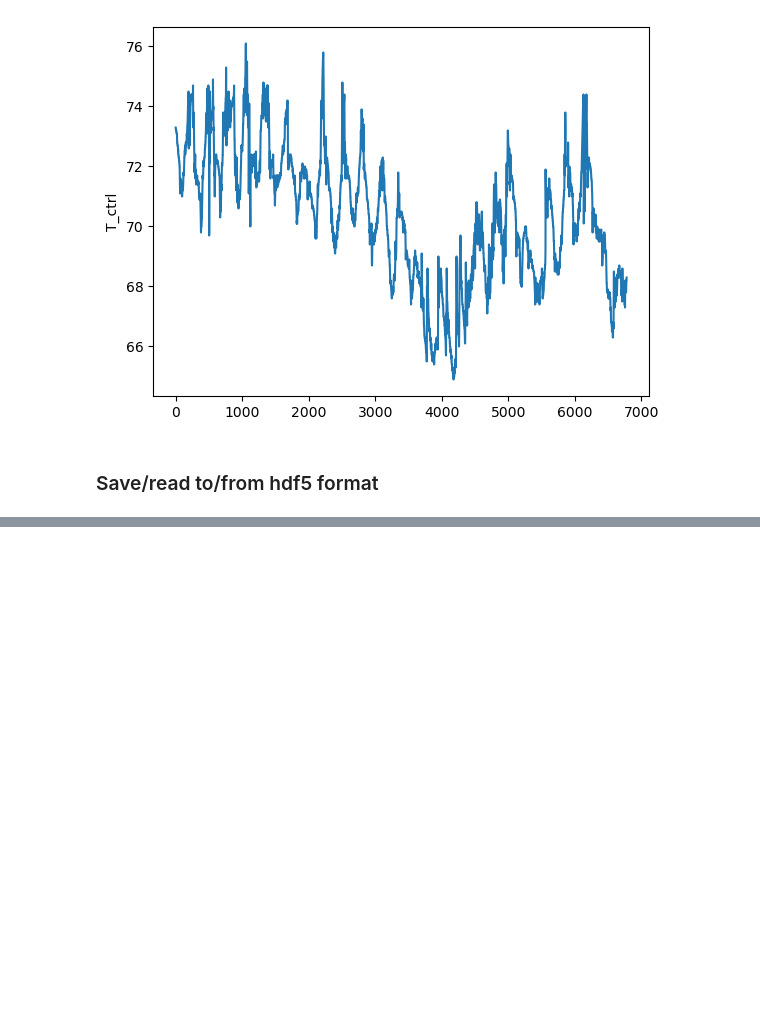
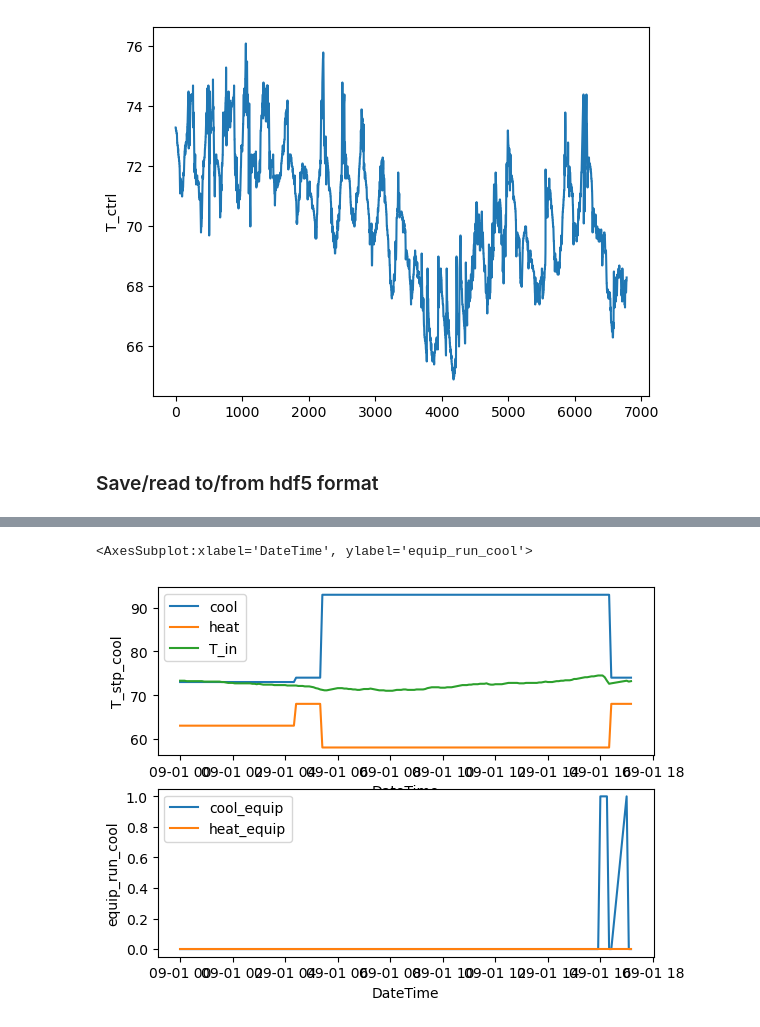
Before and after one commit to NEU-ABLE-LAB/Build_OBM, a Jupyter notebook: tests.ipynb, the cells around one changed output, grey strips where cells are left out. Saved outputs shown, nothing was run; the diff lists cells and outputs as text; code cells hidden in the pictures; blank space fills up the shorter version.

```diff
--- a/tests.ipynb
+++ b/tests.ipynb
@@ -86,0 +164,12 @@ numpy.timedelta64(300000000000,'ns')
+# %%
+s_idx = 0
+e_idx = 200
+f,axes = plt.subplots(2,1)
+sns.lineplot(x=df_read.loc[s_idx:e_idx]['DateTime'],y=df_read.loc[s_idx:e_idx]['T_stp_cool'],label='cool', ax=axes[0])
+sns.lineplot(x=df_read.loc[s_idx:e_idx]['DateTime'],y=df_read.loc[s_idx:e_idx]['T_stp_heat'],label='heat',ax = axes[0])
+sns.lineplot(x=df_read.loc[s_idx:e_idx]['DateTime'],y=df_read.loc[s_idx:e_idx]['T_ctrl'],label='T_in',ax=axes[0])
+sns.lineplot(x=df_read.loc[s_idx:e_idx]['DateTime'],y=df_read.loc[s_idx:e_idx]['equip_run_cool'],label='cool_equip',ax =axes[1])
+sns.lineplot(x=df_read.loc[s_idx:e_idx]['DateTime'],y=df_read.loc[s_idx:e_idx]['equip_run_heat'],label='heat_equip', ax=axes[1])
+# %% [output]
+<AxesSubplot:xlabel='DateTime', ylabel='equip_run_cool'>
+[figure, added]
```
Also changed, not shown: parts of 26 cells of this notebook, 4 other files.
